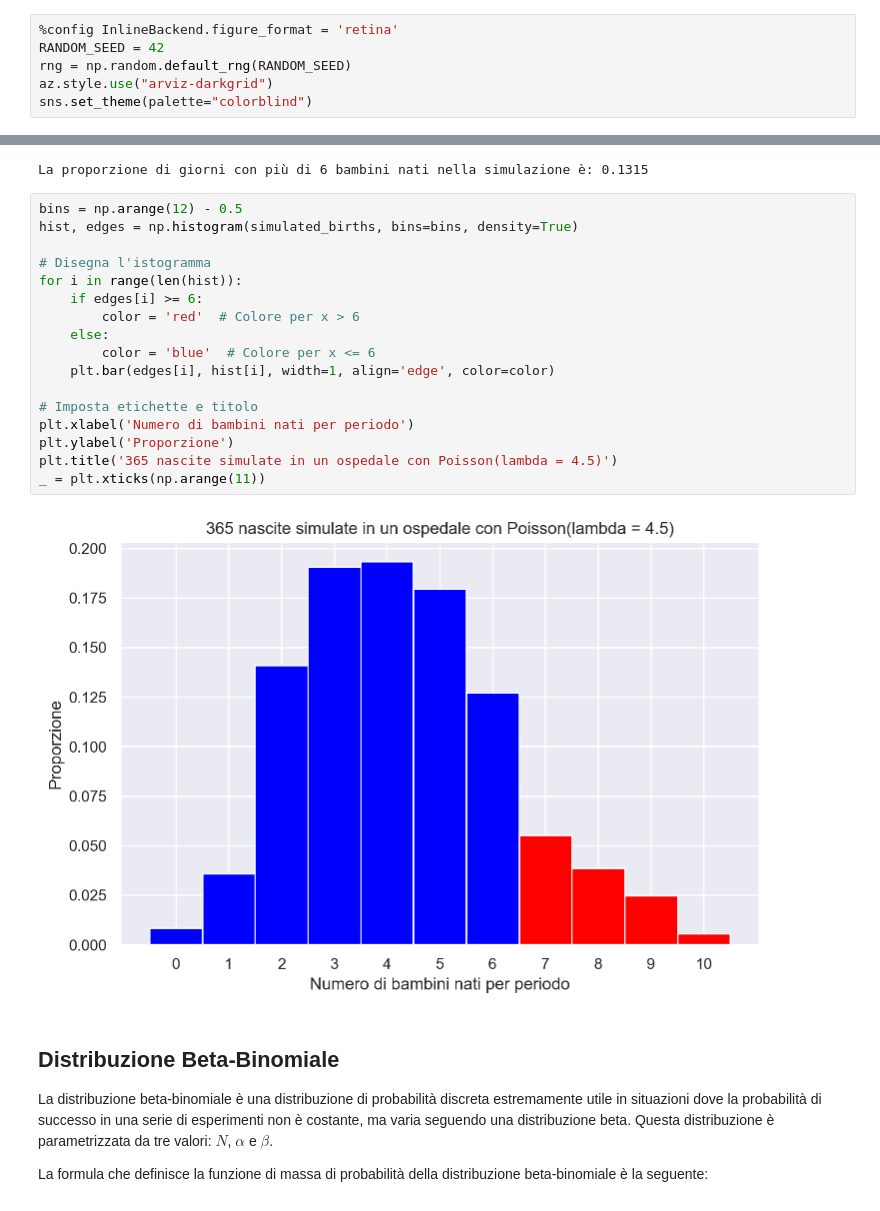
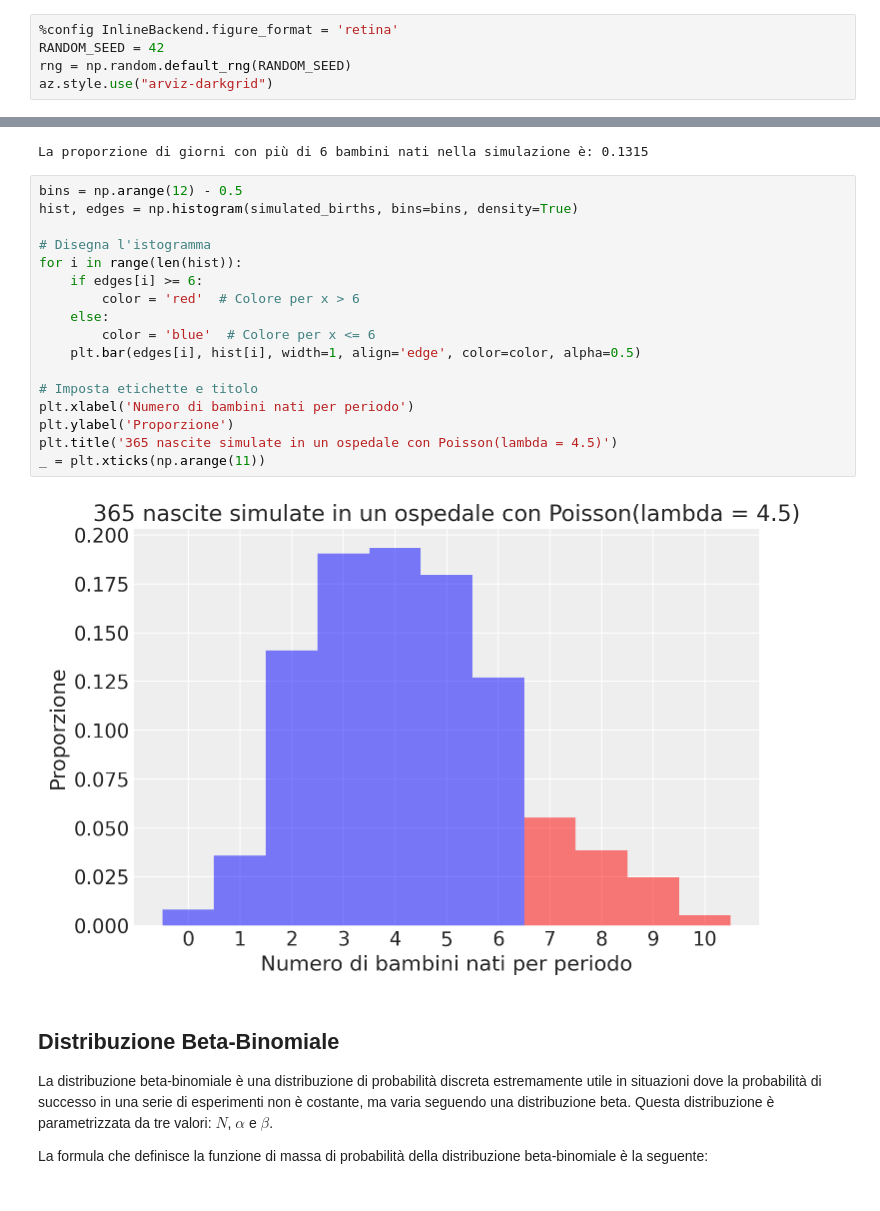
Before and after one commit to ccaudek/ds4p, a Jupyter notebook: _build/jupyter_execute/chapter_3/07_discr_rv_distr.ipynb, the cells around one changed output, grey strips where cells are left out. Cells and saved outputs as stored; diff of their text form.

```diff
--- a/_build/jupyter_execute/chapter_3/07_discr_rv_distr.ipynb
+++ b/_build/jupyter_execute/chapter_3/07_discr_rv_distr.ipynb
@@ -34,7 +30,6 @@ ModuleNotFoundError: No module named 'preliz'
 RANDOM_SEED = 42
 rng = np.random.default_rng(RANDOM_SEED)
 az.style.use("arviz-darkgrid")
-sns.set_theme(palette="colorblind")
 # %% [markdown]
 ## Distribuzione Bernoulliana
 
@@ -486,22 +511,22 @@ La proporzione di giorni con più di 6 bambini nati nella simulazione è: 0.1315
 # %%
 bins = np.arange(12) - 0.5
 hist, edges = np.histogram(simulated_births, bins=bins, density=True)
 
 # Disegna l'istogramma
 for i in range(len(hist)):
     if edges[i] >= 6:
         color = 'red'  # Colore per x > 6
     else:
         color = 'blue'  # Colore per x <= 6
-    plt.bar(edges[i], hist[i], width=1, align='edge', color=color)
+    plt.bar(edges[i], hist[i], width=1, align='edge', color=color, alpha=0.5)
 
 # Imposta etichette e titolo
 plt.xlabel('Numero di bambini nati per periodo')
 plt.ylabel('Proporzione')
 plt.title('365 nascite simulate in un ospedale con Poisson(lambda = 4.5)')
 _ = plt.xticks(np.arange(11))
 # %% [output]
-[figure, old version]
+[figure, new version]
 # %% [markdown]
 ## Distribuzione Beta-Binomiale
 
```
Also changed, not shown: parts of 37 cells of this notebook, 11 other files.
